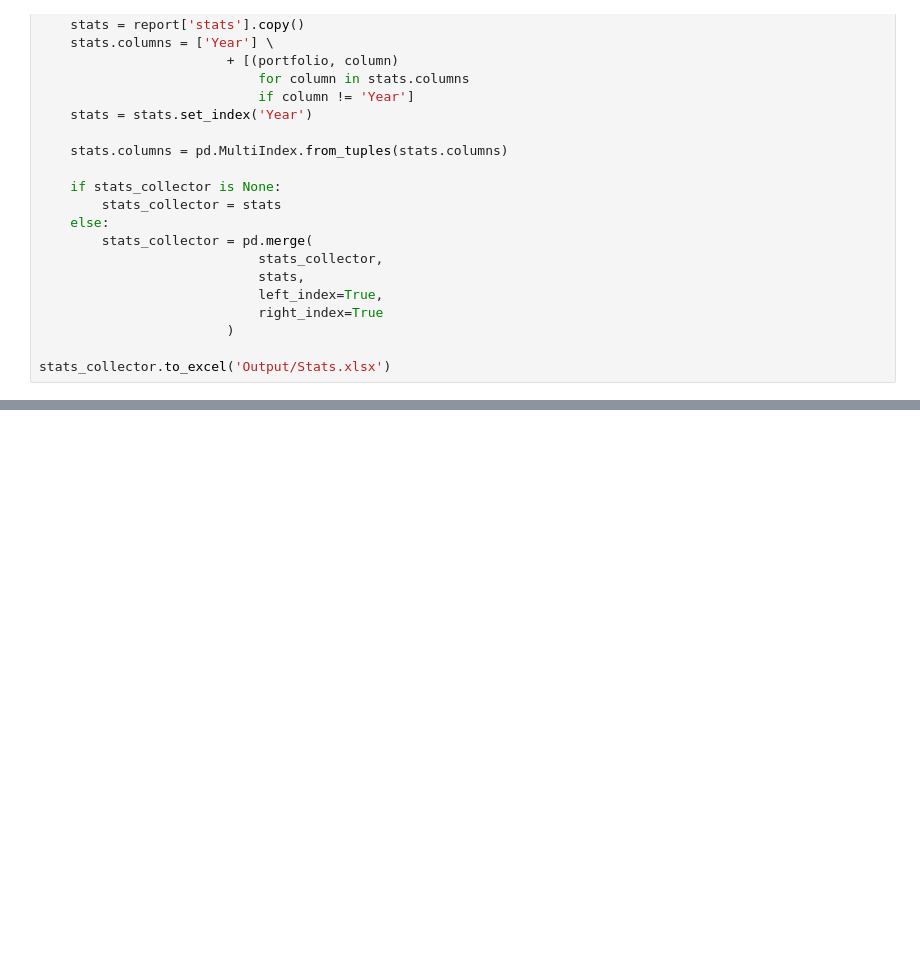
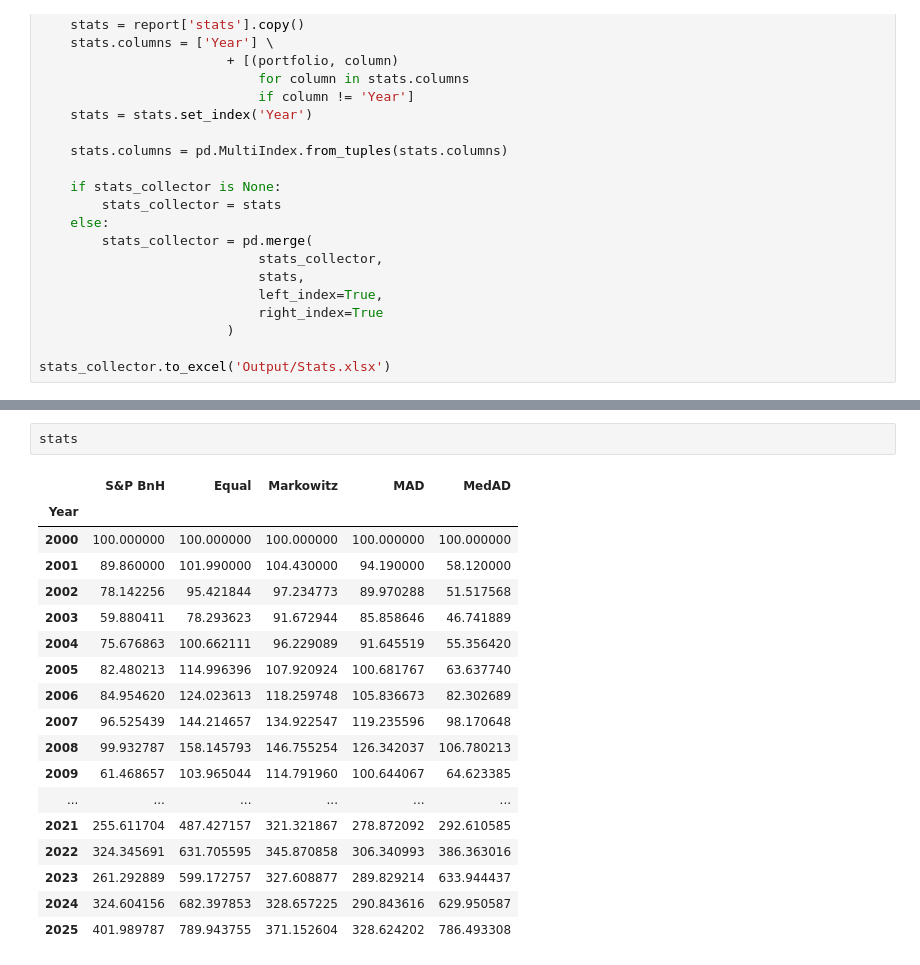
Before and after one commit to SidShah2953/MAD-and-Quantile-Portfolios, a Jupyter notebook: main.ipynb, the cells around one changed output, grey strips where cells are left out. Saved outputs shown, nothing was run; the diff lists cells and outputs as text; blank space fills up the shorter version.

```diff
--- a/main.ipynb
+++ b/main.ipynb
@@ -110,0 +117,21 @@ plt.close()
+# %%
+stats
+# %% [output]
+|  | S&P BnH | Equal | Markowitz | MAD | MedAD |
+| Year |  |  |  |  |  |
+| 2000 | 100.000000 | 100.000000 | 100.000000 | 100.000000 | 100.000000 |
+| 2001 | 89.860000 | 101.990000 | 104.430000 | 94.190000 | 58.120000 |
+| 2002 | 78.142256 | 95.421844 | 97.234773 | 89.970288 | 51.517568 |
+| 2003 | 59.880411 | 78.293623 | 91.672944 | 85.858646 | 46.741889 |
+| 2004 | 75.676863 | 100.662111 | 96.229089 | 91.645519 | 55.356420 |
+| 2005 | 82.480213 | 114.996396 | 107.920924 | 100.681767 | 63.637740 |
+| 2006 | 84.954620 | 124.023613 | 118.259748 | 105.836673 | 82.302689 |
+| 2007 | 96.525439 | 144.214657 | 134.922547 | 119.235596 | 98.170648 |
+| 2008 | 99.932787 | 158.145793 | 146.755254 | 126.342037 | 106.780213 |
+| 2009 | 61.468657 | 103.965044 | 114.791960 | 100.644067 | 64.623385 |
+| ... | ... | ... | ... | ... | ... |
+| 2021 | 255.611704 | 487.427157 | 321.321867 | 278.872092 | 292.610585 |
+| 2022 | 324.345691 | 631.705595 | 345.870858 | 306.340993 | 386.363016 |
+| 2023 | 261.292889 | 599.172757 | 327.608877 | 289.829214 | 633.944437 |
+| 2024 | 324.604156 | 682.397853 | 328.657225 | 290.843616 | 629.950587 |
+| 2025 | 401.989787 | 789.943755 | 371.152604 | 328.624202 | 786.493308 |
```
Also changed, not shown: parts of 4 cells of this notebook, 47 other files.
